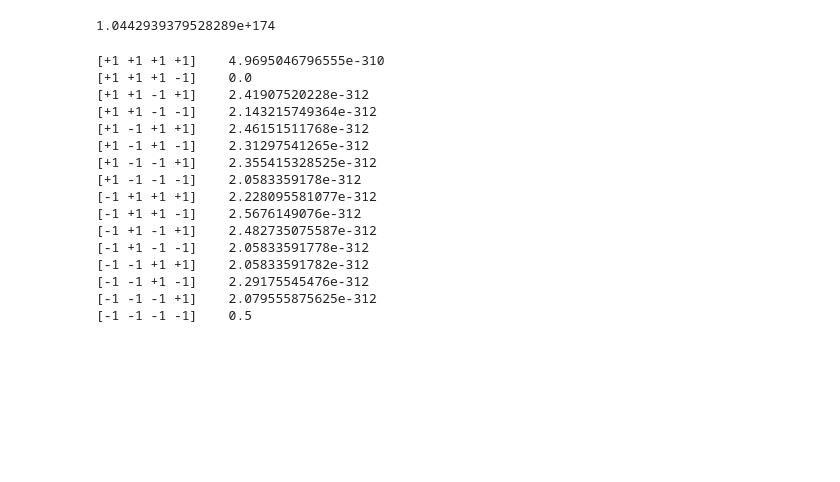
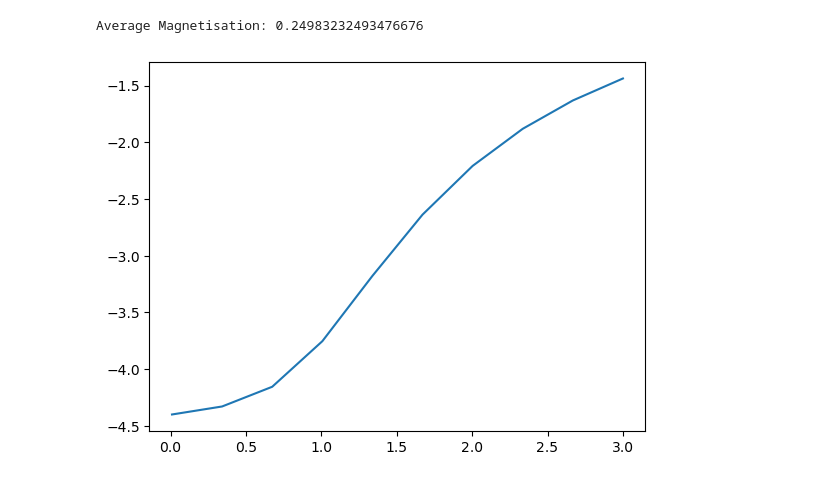
Before and after one commit to rohandebsarkar/NumericalMethodsForComputationalPhysics, a Jupyter notebook: projects/undergraduate/Statistical_Mechanics/JupyterNotebook/Ising_Model.ipynb, the cells around one changed output. Drawn from its saved outputs; the diff is of its cells as text; code cells hidden in the pictures; blank space fills up the shorter version.

```diff
--- a/projects/undergraduate/Statistical_Mechanics/JupyterNotebook/Ising_Model.ipynb
+++ b/projects/undergraduate/Statistical_Mechanics/JupyterNotebook/Ising_Model.ipynb
@@ -23,9 +87,16 @@ def partition_function(configuarations, T):
 # %%
-def config_probabilities(configuarations, T):
+def configuaration_probabilities(configuarations, T):
+    energy = absolute_energy(configuarations, J, h)
     Z = partition_function(configuarations, T)
 
     probabilities = np.empty(len(configuarations))
-    for config in configuarations:
-        probabilities[i] = np.exp(- energy(config) / (k *T)) / Z
+    for i in range(len(configuarations)):
+        probabilities[i] = np.exp(-energy[i] / (k * T)) / Z
 
     return probabilities
+
+
+probabilities = configuaration_probabilities(configuarations, T)
+
+for i in range(len(configuarations)):
+    print(configuarations[i], "\t", probabilities[i])
@@ -32,9 +120,13 @@ def config_probabilities(configuarations, T):
 # %%
 def average_energy(configuarations, T):
-    probabilities = config_probabilities(configuarations, T)
+    energy = absolute_energy(configuarations, J, h)
+    probabilities = configuaration_probabilities(configuarations, T)
 
     E = 0
     for i in range(len(configuarations)):
-         E += energy(configuarations[i]) * probabilities[i]
+        E += energy[i] * probabilities[i]
 
     return E
+
+
+print("Average Energy:", average_energy(configuarations, T))
@@ -46,3 +140,9 @@ def absolute_magnetisation(configuarations):
         M[i] = np.sum(configuarations[i]) / len(configuarations)
 
     return M
+
+
+M = absolute_magnetisation(configuarations)
+
+for i in range(len(configuarations)):
+    print(configuarations[i], "\t", M[i])
@@ -74,28 +166,29 @@ for i in range(len(configuarations)):
-# %%
-T = 0.01
-
-print(partition_function(configuarations, T))
-# %% [output]
-1.0442939379528289e+174
 # %%
-probabilities = config_probabilities(configuarations, T)
+def average_magnetisation(configuarations, T):
+    magnetisation = absolute_magnetisation(configuarations)
+    probabilities = configuaration_probabilities(configuarations, T)
 
-for i in range(len(configuarations)):
-    print(configuarations[i], "\t", probabilities[i])
+    M = 0
+    for i in range(len(configuarations)):
+        M += magnetisation[i] * probabilities[i]
+
+    return M
+
+
+print("Average Magnetisation:", average_magnetisation(configuarations, T))
 # %% [output]
-[+1 +1 +1 +1]    4.9695046796555e-310
-[+1 +1 +1 -1]    0.0
-[+1 +1 -1 +1]    2.41907520228e-312
-[+1 +1 -1 -1]    2.143215749364e-312
-[+1 -1 +1 +1]    2.46151511768e-312
-[+1 -1 +1 -1]    2.31297541265e-312
-[+1 -1 -1 +1]    2.355415328525e-312
-[+1 -1 -1 -1]    2.0583359178e-312
-[-1 +1 +1 +1]    2.228095581077e-312
-[-1 +1 +1 -1]    2.5676149076e-312
-[-1 +1 -1 +1]    2.482735075587e-312
-[-1 +1 -1 -1]    2.05833591778e-312
-[-1 -1 +1 +1]    2.05833591782e-312
-[-1 -1 +1 -1]    2.29175545476e-312
-[-1 -1 -1 +1]    2.079555875625e-312
-[-1 -1 -1 -1]    0.5
+Average Magnetisation: 0.24983232493476676
+# %%
+T_i = 0.01
+T_f = 3
+
+T = np.linspace(T_i, T_f, 10)
+E = np.empty(len(T))
+
+for i in range(len(T)):
+    E[i] = average_energy(configuarations, T[i])
+
+plt.plot(T, E)
+plt.show()
+# %% [output]
+[figure, added]
```
Also changed, not shown: parts of 12 cells of this notebook.
